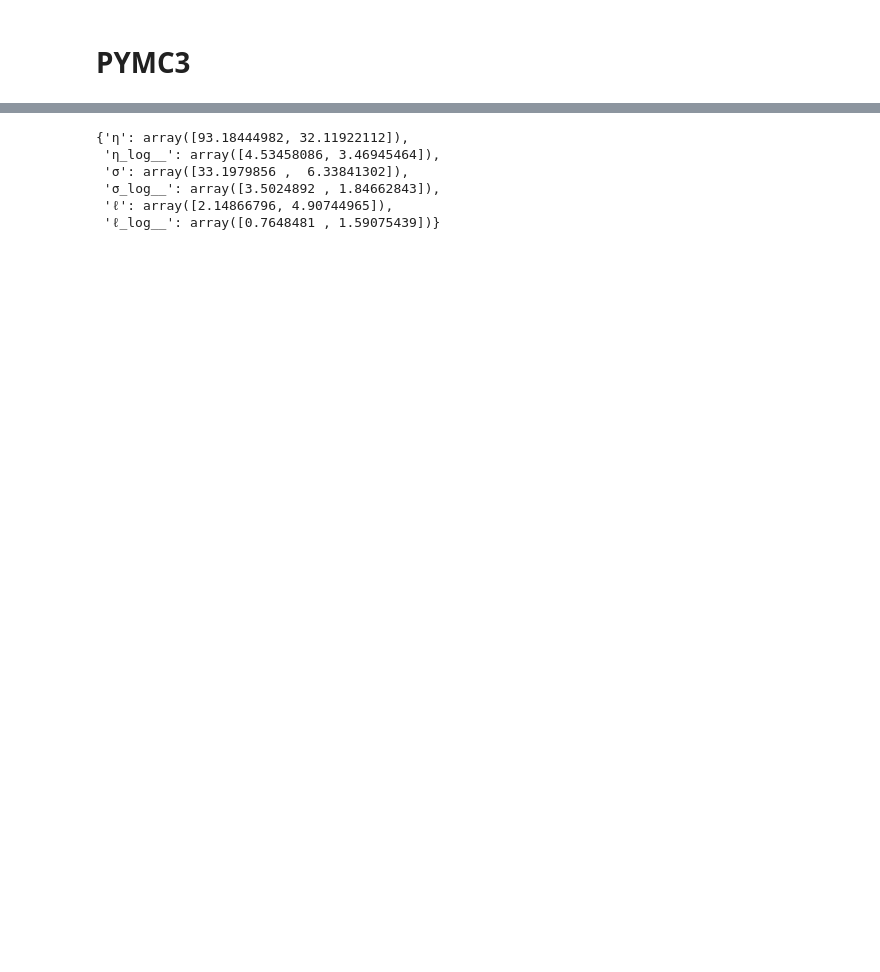
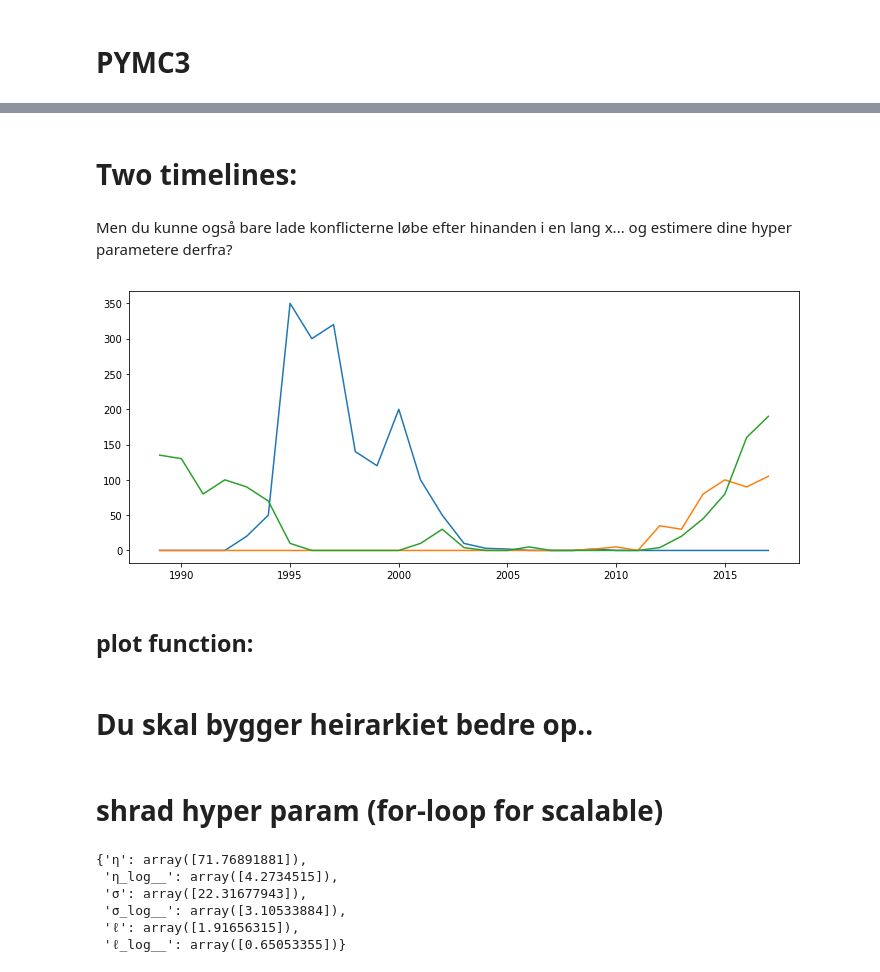
Before and after one commit to Polichinel/Master_Thesis, a Jupyter notebook: GP_test4.ipynb, the cells around one changed output, grey strips where cells are left out. Drawn from its saved outputs; the diff is of its cells as text; code cells hidden in the pictures; blank space fills up the shorter version.

Commit message:
with loop

```diff
--- a/GP_test4.ipynb
+++ b/GP_test4.ipynb
@@ -169,12 +21,0 @@ with pm.Model() as model_a:
-# %%
-# pd.DataFrame({"Parameter": ["ℓ", "η", "σ"],
-#               "Value at MAP": [float(mp_a["ℓ"]), float(mp_a["η"]), float(mp_a["σ"])]})
-
-mp_a
-# %% [output]
-{'η': array([93.18444982, 32.11922112]),
- 'η_log__': array([4.53458086, 3.46945464]),
- 'σ': array([33.1979856 ,  6.33841302]),
- 'σ_log__': array([3.5024892 , 1.84662843]),
- 'ℓ': array([2.14866796, 4.90744965]),
- 'ℓ_log__': array([0.7648481 , 1.59075439])}
@@ -191,0 +22,2 @@ with model_a:
+# %% [markdown]
+# Two timelines:
@@ -191,0 +45,13 @@ with model_a:
+# %% [markdown]
+Men du kunne også bare lade konflicterne løbe efter hinanden i en lang x... og estimere dine hyper parametere derfra?
+# %%
+fig = plt.figure(figsize=(12,5))
+
+for i in set(index):
+    plt.plot(X[index == i],y[index==i])
+
+plt.show()
+# %% [output]
+[figure, added]
+# %% [markdown]
+##  plot function:
@@ -191,0 +99,4 @@ with model_a:
+# %% [markdown]
+# Du skal bygger heirarkiet bedre op..
+# %% [markdown]
+# shrad hyper param  (for-loop for scalable)
@@ -191,0 +138,9 @@ with model_a:
+# %%
+mp
+# %% [output]
+{'η': array([71.76891881]),
+ 'η_log__': array([4.2734515]),
+ 'σ': array([22.31677943]),
+ 'σ_log__': array([3.10533884]),
+ 'ℓ': array([1.91656315]),
+ 'ℓ_log__': array([0.65053355])}
```
Also changed, not shown: parts of 81 cells of this notebook.
